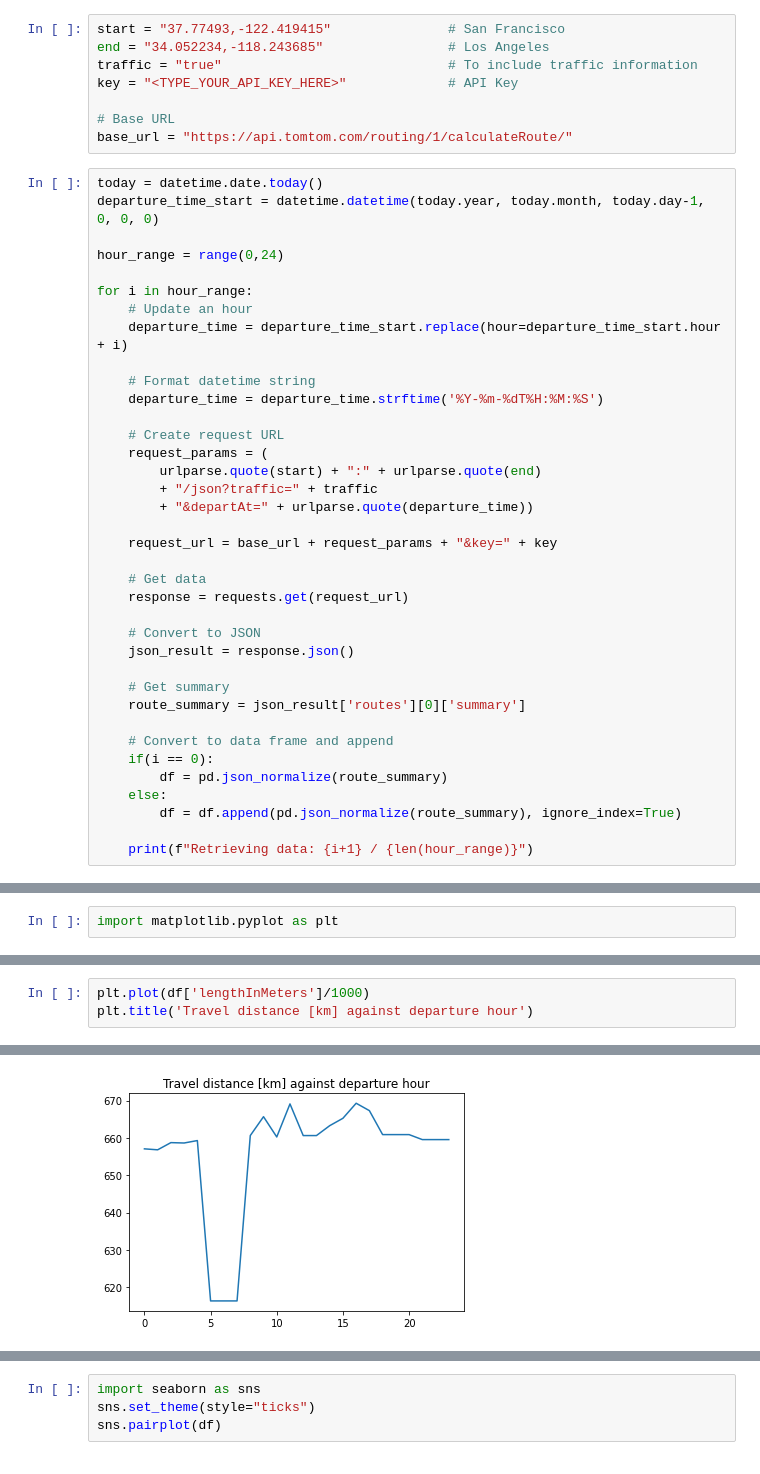
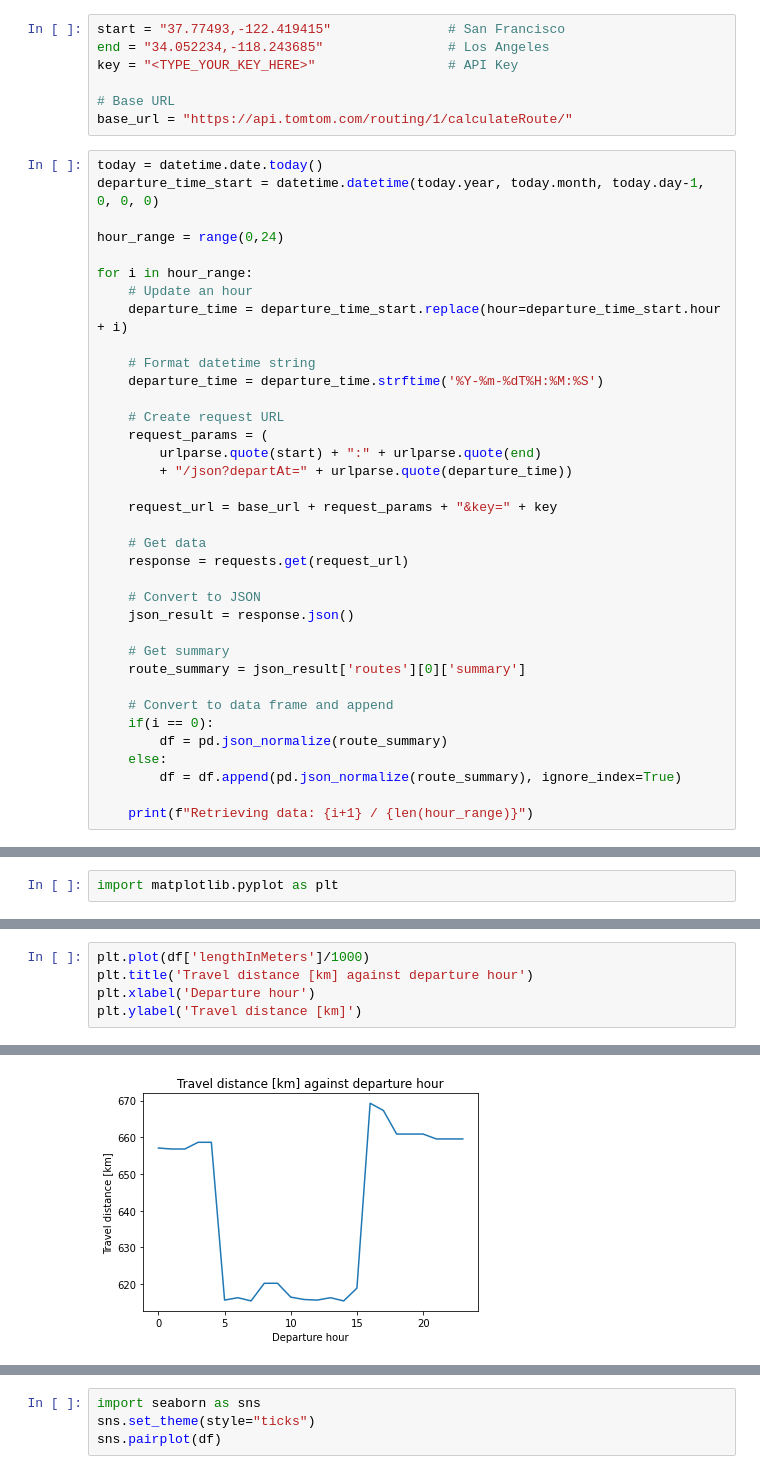
Before and after one commit to dawidborycki/TomTom.Visualization, a Jupyter notebook: 01_RoutingAPI.ipynb, the cells around one changed output, grey strips where cells are left out. Cells and saved outputs as stored; diff of their text form.

```diff
--- a/01_RoutingAPI.ipynb
+++ b/01_RoutingAPI.ipynb
@@ -6,8 +6,7 @@ import datetime
 # %%
 start = "37.77493,-122.419415"               # San Francisco
 end = "34.052234,-118.243685"                # Los Angeles
-traffic = "true"                             # To include traffic information
-key = "<TYPE_YOUR_API_KEY_HERE>"             # API Key
+key = "<TYPE_YOUR_KEY_HERE>"                 # API Key
 
 # Base URL
 base_url = "https://api.tomtom.com/routing/1/calculateRoute/"
@@ -27,8 +26,7 @@ for i in hour_range:
     # Create request URL
     request_params = (
         urlparse.quote(start) + ":" + urlparse.quote(end)
-        + "/json?traffic=" + traffic
-        + "&departAt=" + urlparse.quote(departure_time))
+        + "/json?departAt=" + urlparse.quote(departure_time))
 
     request_url = base_url + request_params + "&key=" + key
 
@@ -97,4 +97,6 @@ Text(0.5, 1.0, 'Travel time against departure hour')
 # %%
 plt.plot(df['lengthInMeters']/1000)
 plt.title('Travel distance [km] against departure hour')
+plt.xlabel('Departure hour')
+plt.ylabel('Travel distance [km]')
 # %% [output]
@@ -102,4 +104,4 @@ Text(0.5, 1.0, 'Travel distance [km] against departure hour')
-[figure, old version]
+[figure, new version]
 # %%
 plt.scatter(df['lengthInMeters']/1000, df['travelTimeInSeconds']/3600)
 plt.title('Travel time [h] against travel distance [km]')
```
Also changed, not shown: parts of 4 cells of this notebook.
